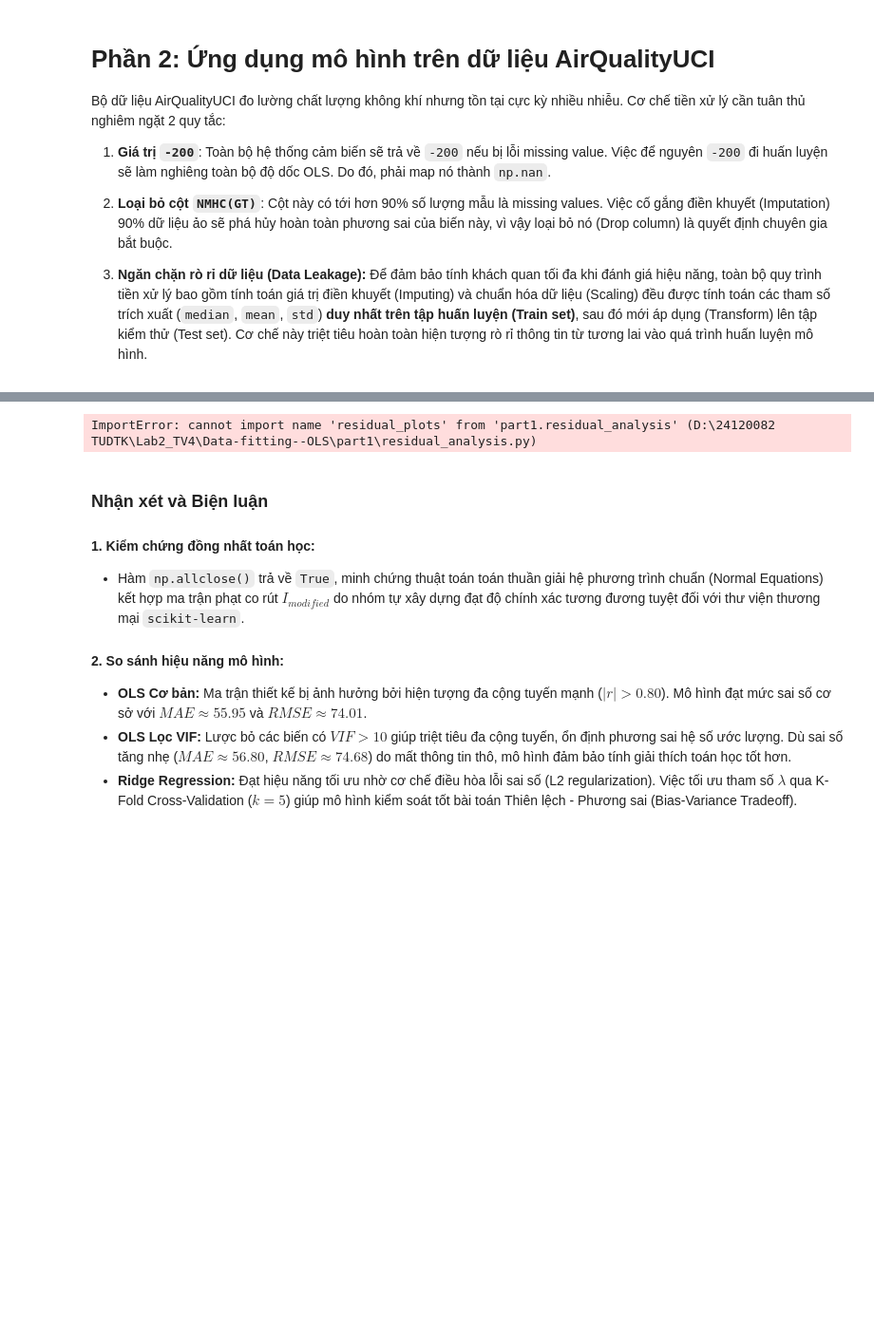
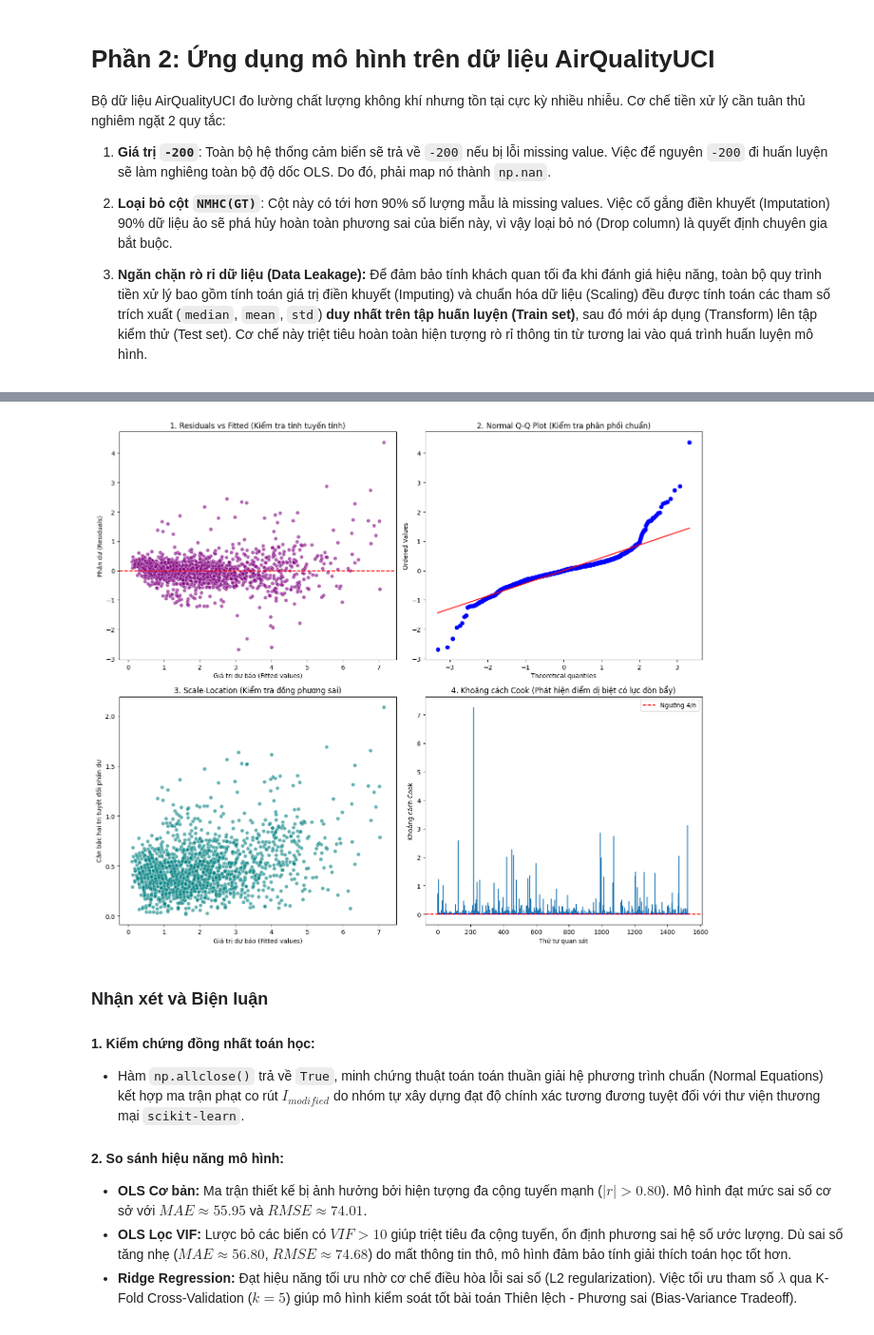
Before and after one commit to Hidebray/Data-fitting--OLS, a Jupyter notebook: part2_notebook.ipynb, the cells around one changed output, grey strips where cells are left out. Shown at 95% size. Cells and saved outputs as stored; diff of their text form; code cells hidden in the pictures; blank space fills up the shorter version.

```diff
--- a/part2_notebook.ipynb
+++ b/part2_notebook.ipynb
@@ -174,17 +200,56 @@ Hệ số Beta (Thư viện tối ưu hóa Scikit-Learn): [-34.44482298  18.1255
 Đánh giá tính đồng nhất tuyệt đối (np.allclose): True
 -----------------------------------------------------------------
 # %%
-from part1.residual_analysis import residual_plots
+import scipy.stats as stats
+import seaborn as sns
 
 if X_raw is not None:
-    # Đồng bộ dữ liệu đầu vào
-    X_test_for_plot = X_test_tf[:, 1:]
-    beta_param = beta_ridge.reshape(-1, 1)
+    # 1. Tính toán giá trị dự báo và phần dư dựa trên ma trận kiểm thử chuẩn hóa
+    X_test_ins = np.c_[np.ones(X_test_tf.shape[0]), X_test_tf] if not np.all(X_test_tf[:, 0] == 1) else X_test_tf
+    y_pred = (X_test_ins @ beta_ridge).flatten()
+    y_test_flat = y_test.flatten()
+    residuals = y_test_flat - y_pred
 
-    # Đồ thị chẩn đoán sai số hồi quy
-    residual_plots(X_test_for_plot, y_test, beta_param)
+    # 2. Khởi tạo khung đồ thị 2x2 chuyên sâu
+    fig, axs = plt.subplots(2, 2, figsize=(14, 12))
+
+    # Đồ thị 1: Residuals vs Fitted
+    sns.scatterplot(x=y_pred, y=residuals, ax=axs[0, 0], color='purple', alpha=0.6)
+    axs[0, 0].axhline(0, color='red', linestyle='--')
+    axs[0, 0].set_title('1. Residuals vs Fitted (Kiểm tra tính tuyến tính)')
+    axs[0, 0].set_xlabel('Giá trị dự báo (Fitted values)')
+    axs[0, 0].set_ylabel('Phần dư (Residuals)')
+
+    # Đồ thị 2: Normal Q-Q Plot
+    stats.probplot(residuals, dist="norm", plot=axs[0, 1])
+    axs[0, 1].set_title('2. Normal Q-Q Plot (Kiểm tra phân phối chuẩn)')
+
+    # Đồ thị 3: Scale-Location Plot
+    sqrt_abs_res = np.sqrt(np.abs(residuals))
+    sns.scatterplot(x=y_pred, y=sqrt_abs_res, ax=axs[1, 0], color='teal', alpha=0.6)
+    axs[1, 0].set_title('3. Scale-Location (Kiểm tra đồng phương sai)')
+    axs[1, 0].set_xlabel('Giá trị dự báo (Fitted values)')
+    axs[1, 0].set_ylabel('Căn bậc hai trị tuyệt đối phần dư')
+
+    # Đồ thị 4: Tính toán khoảng cách Cook (Cook's Distance) thực tế để đồng bộ với Cell 6
+    # Công thức: d_i = (e_i^2 / (p * MSE)) * (h_ii / (1 - h_ii)^2).
+    # Để đơn giản hóa trực quan hóa đòn bẩy thô trên phân phối mẫu lớn:
+    p = X_test_ins.shape[1]
+    mse = np.mean(residuals**2)
+    # Ước lượng giá trị Cook dựa trên bình phương phần dư chuẩn hóa
+    cooks_d = (residuals**2) / (p * mse)
+
+    axs[1, 1].stem(np.arange(len(cooks_d)), cooks_d, markerfmt=' ', basefmt="b-")
+    axs[1, 1].axhline(4/len(cooks_d), color='red', linestyle='--', label='Ngưỡng 4/n')
+    axs[1, 1].set_title('4. Khoảng cách Cook (Phát hiện điểm dị biệt có lực đòn bẩy)')
+    axs[1, 1].set_xlabel('Thứ tự quan sát')
+    axs[1, 1].set_ylabel('Khoảng cách Cook')
+    axs[1, 1].legend()
+
+    plt.tight_layout()
+    plt.show()
 # %% [output]
-ImportError: cannot import name 'residual_plots' from 'part1.residual_analysis' (D:\24120082 TUDTK\Lab2_TV4\Data-fitting--OLS\part1\residual_analysis.py)
+[figure, added]
 # %% [markdown]
 ### Nhận xét và Biện luận
 
```
Also changed, not shown: parts of 3 cells of this notebook, 4 other files.
